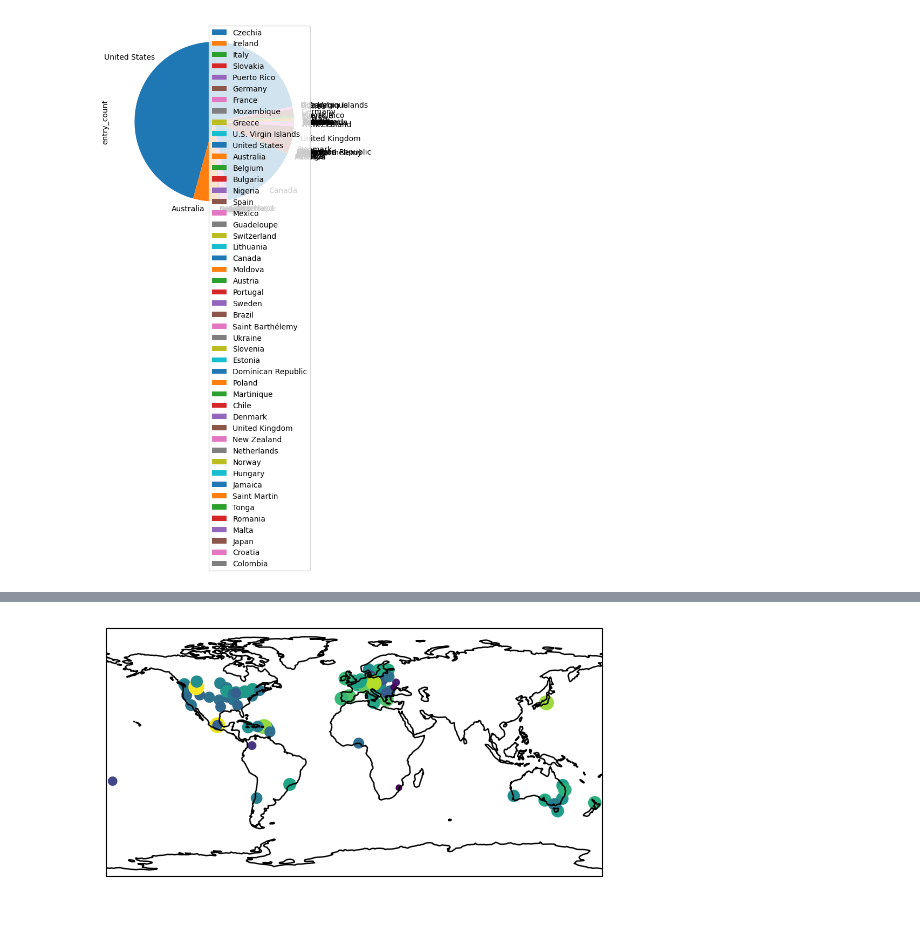
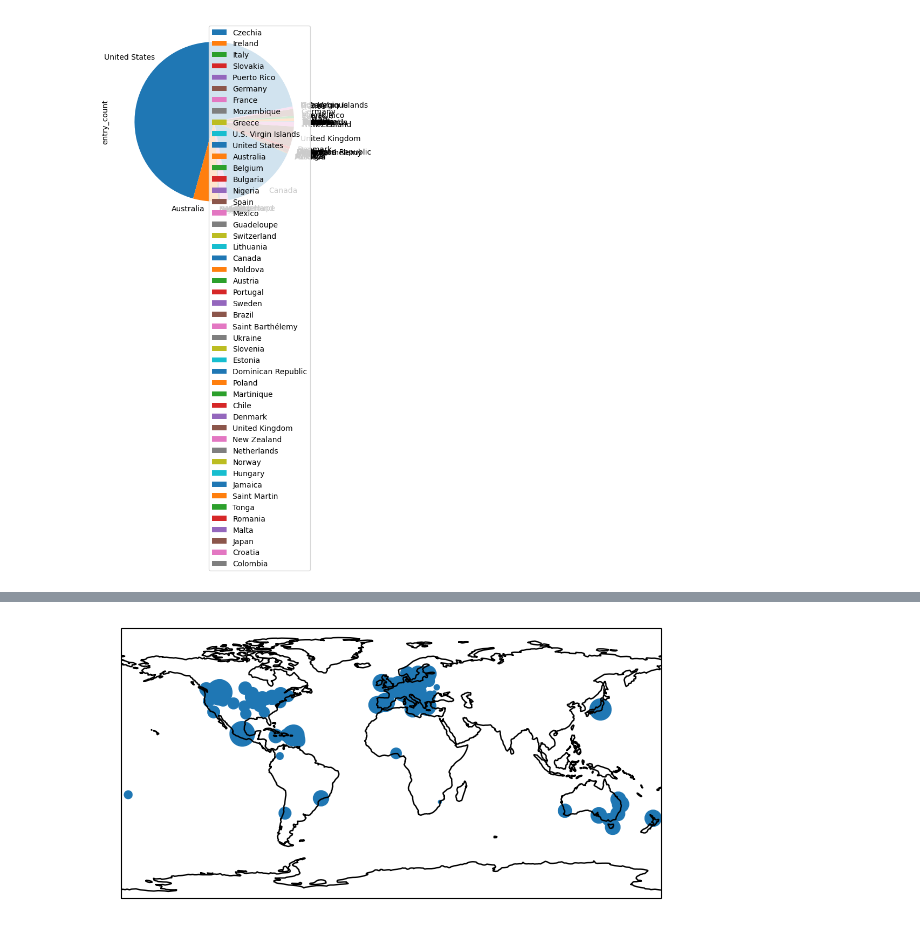
Before and after one commit to Rakagami/datascience_satellites_and_me, a Jupyter notebook: mlab.ipynb, the cells around one changed output, grey strips where cells are left out. Saved outputs shown, nothing was run; the diff lists cells and outputs as text; code cells hidden in the pictures.

```diff
--- a/mlab.ipynb
+++ b/mlab.ipynb
@@ -29,3 +64,4 @@ ndt7_df.plot(kind='pie', y='entry_count')
 # %%
 ndt7_df   = pd.read_csv("./mlab_starlink_data/ndt7_geohash2diagnostic.csv").set_index("geohash")
-ndt7_df
+ndt7_df = ndt7_df.sort_values(by="count_measurements", ascending=False)
+ndt7_df["lat-lon"] = ["({},{})".format(*geohash.decode(gh)) for gh in ndt7_df.index]
@@ -48,5 +84,5 @@ ndt7_df
 def get_sizes(df):
     tp_max = df["avg_meanthroughputmbps"].max()
     tp_min = df["avg_meanthroughputmbps"].min()
-    sizes = [100*(tp/tp_max) + 10 for tp in df["avg_meanthroughputmbps"]]
+    sizes = [50*(np.exp(((tp - tp_min)/(tp_max - tp_min)) * 2 ) - 1) + 4 for tp in df["avg_meanthroughputmbps"]]
     return sizes
@@ -53,29 +111,54 @@ def get_sizes(df):
 # %%
 import geohash
 import numpy as np
 import cartopy.crs as ccrs
+
+#ndt7_df = ndt7_df[:10]
+
 points = [geohash.decode(gh) for gh in ndt7_df.index]
 points = np.array(points)
 
 sizes = get_sizes(ndt7_df)
 
 def visualize_cords(points, sizes, show=True, ax=None, color="blue"):
     if(ax is None):
+        fig, ax = plt.subplots(figsize=(6, 3))
+        ax.axis("off")
+        ax.yaxis.set_visible(False)
+        ax.xaxis.set_visible(False)
         ax = plt.axes(projection=ccrs.PlateCarree())
+        # xticks color white
+        plt.xticks(color='w')
+
+        # yticks color white
+        plt.yticks(color='w')
         #ax.stock_img()
         ax.set_extent((-180, 180, -90, 90))
         ax.coastlines()
+        #ax.axis("off")
+        #ax.yaxis.set_visible(False)
 
     latitude, longitude = points[:, 1], points[:, 0]
     plt.scatter(latitude, longitude,
      s=sizes,
-     c=sizes,
      transform=ccrs.PlateCarree(),
      )
 
     if(show):
+        plt.tight_layout()
+        plt.savefig("mlab_meanthroughput_starlink_map.pdf")
         plt.show()
 
 visualize_cords(points, sizes)
+
+# [x] Remove Colors
+# [x] Look into dot on left side. Country of Tonga
+# Seperate Plots:
+  # CDF of 5 different continents (Asia, Europe, North America, South America, Africa, Oceania)
+    # Meanthroughput in Mbps
+    # MinRTT
+    # Lossrate
+# [x] Is Japan the only Asian country where Starlink is operating?
+  # Yes, see https://www.starlink.com/map
 # %% [output]
-[figure, old version]
+[figure, new version]
```
Also changed, not shown: parts of 19 cells of this notebook, 15 other files.
